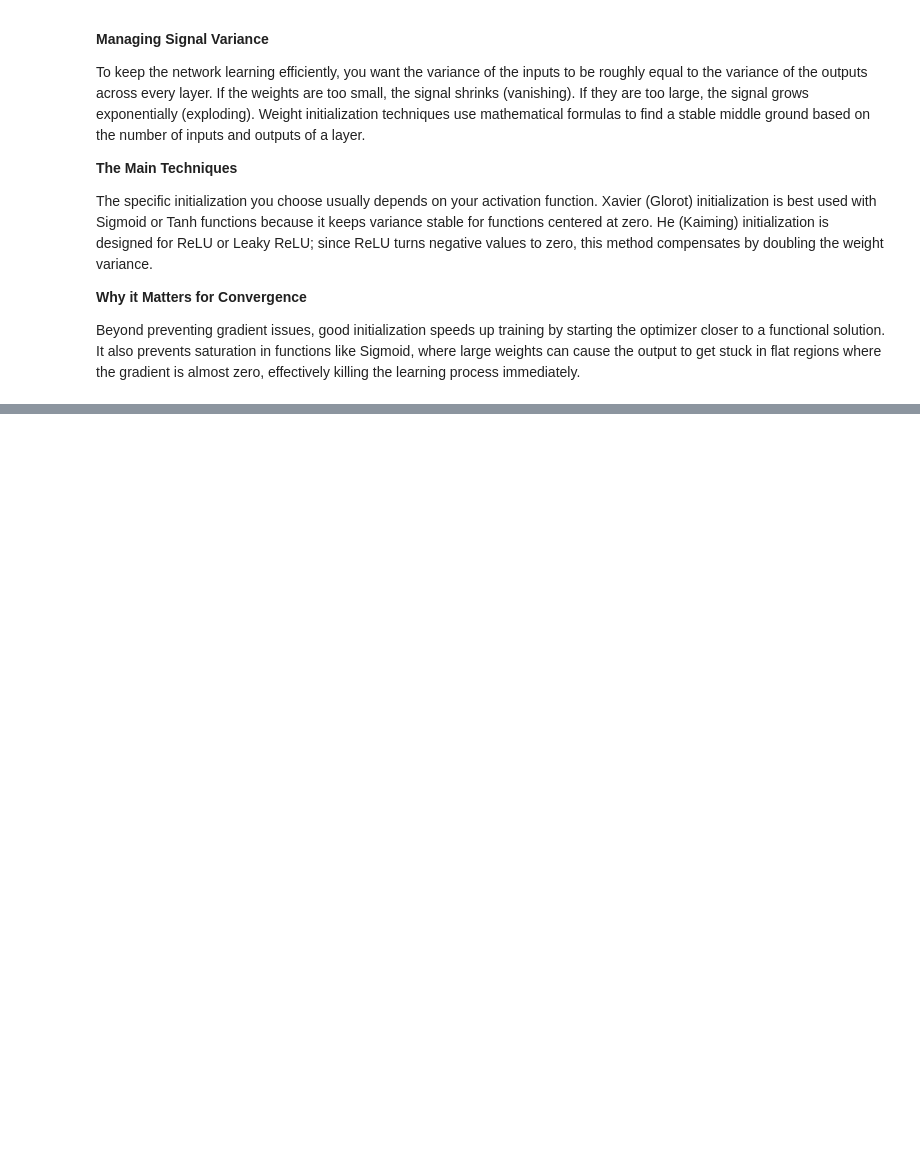
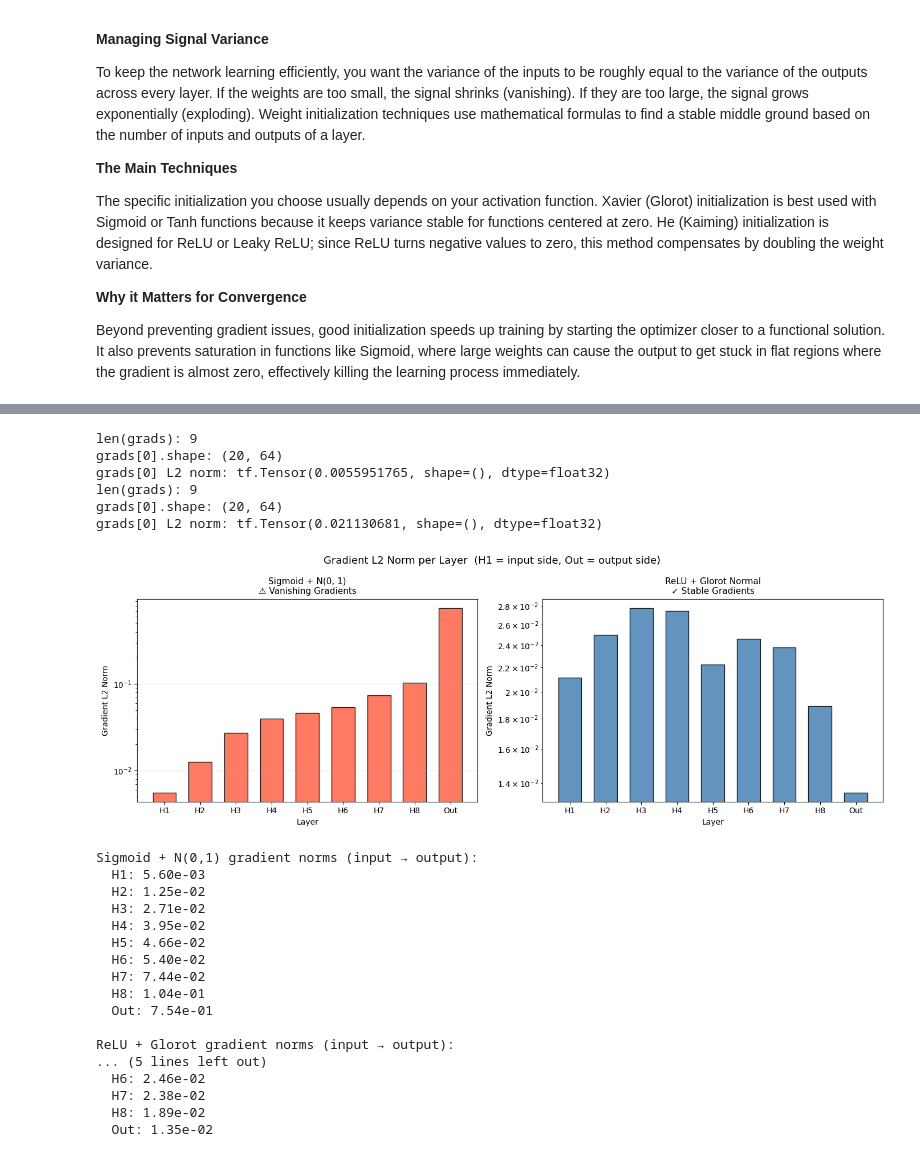
Before and after one commit to hrstnikolov/math-softuni-project-2026, a Jupyter notebook: maths-in-nn.ipynb, the cells around one changed output, grey strips where cells are left out. Drawn from its saved outputs; the diff is of its cells as text; code cells hidden in the pictures; blank space fills up the shorter version.

Commit message:
add autodiff and vanishing gradients demos

```diff
--- a/maths-in-nn.ipynb
+++ b/maths-in-nn.ipynb
@@ -842,0 +972,72 @@ Beyond preventing gradient issues, good initialization speeds up training by sta
+# %%
+# ── Bad: sigmoid + N(0, 1) ─────────────────────────────────────────────────────
+# Large initial weights → large pre-activations → sigmoid saturation → σ'(z) ≈ 0
+# Each layer multiplies the gradient by ≤ 0.25, so deeper layers starve.
+bad_init   = keras.initializers.RandomNormal(mean=0.0, stddev=1.0)
+model_bad  = build_model("sigmoid", bad_init)
+norms_bad  = gradient_norms(model_bad, X_b, y_b)
+
+# ── Good: ReLU + Glorot Normal ─────────────────────────────────────────────────
+# Glorot scales σ = sqrt(2 / (fan_in + fan_out)) → preserves activation variance.
+# ReLU derivative is 1 for z > 0, so gradients flow without shrinking.
+model_good = build_model("relu", "glorot_normal")
+norms_good = gradient_norms(model_good, X_b, y_b)
+
+# ── Plot ───────────────────────────────────────────────────────────────────────
+layer_labels = [f"H{i}" for i in range(1, N_LAYERS + 1)] + ["Out"]
+x = list(range(1, len(layer_labels) + 1))
+
+fig, axes = plt.subplots(1, 2, figsize=(14, 5))
+fig.suptitle(
+    "Gradient L2 Norm per Layer  (H1 = input side, Out = output side)",
+    fontsize=13,
+)
+
+for ax, norms, color, title in [
+    (axes[0], norms_bad,  "tomato",    "Sigmoid + N(0, 1)\n⚠ Vanishing Gradients"),
+    (axes[1], norms_good, "steelblue", "ReLU + Glorot Normal\n✓ Stable Gradients"),
+]:
+    ax.bar(x, norms, color=color, edgecolor="black", alpha=0.85, width=0.65)
+    ax.set_title(title, fontsize=11)
+    ax.set_xticks(x)
+    ax.set_xticklabels(layer_labels)
+    ax.set_xlabel("Layer")
+    ax.set_ylabel("Gradient L2 Norm")
+    ax.set_yscale("log")          # log scale makes the decay visible
+    ax.grid(axis="y", alpha=0.3)
+
+plt.tight_layout()
+plt.show()
+
+print("Sigmoid + N(0,1) gradient norms (input → output):")
+for lbl, n in zip(layer_labels, norms_bad):
+    print(f"  {lbl}: {n:.2e}")
+
+print("\nReLU + Glorot gradient norms (input → output):")
+for lbl, n in zip(layer_labels, norms_good):
+    print(f"  {lbl}: {n:.2e}")
+# %% [output]
+len(grads): 9
+grads[0].shape: (20, 64)
+grads[0] L2 norm: tf.Tensor(0.0055951765, shape=(), dtype=float32)
+len(grads): 9
+grads[0].shape: (20, 64)
+grads[0] L2 norm: tf.Tensor(0.021130681, shape=(), dtype=float32)
+[figure, added]
+Sigmoid + N(0,1) gradient norms (input → output):
+  H1: 5.60e-03
+  H2: 1.25e-02
+  H3: 2.71e-02
+  H4: 3.95e-02
+  H5: 4.66e-02
+  H6: 5.40e-02
+  H7: 7.44e-02
+  H8: 1.04e-01
+  Out: 7.54e-01
+
+ReLU + Glorot gradient norms (input → output):
+... (5 lines left out)
+  H6: 2.46e-02
+  H7: 2.38e-02
+  H8: 1.89e-02
+  Out: 1.35e-02
```
Also changed, not shown: parts of 9 cells of this notebook.
